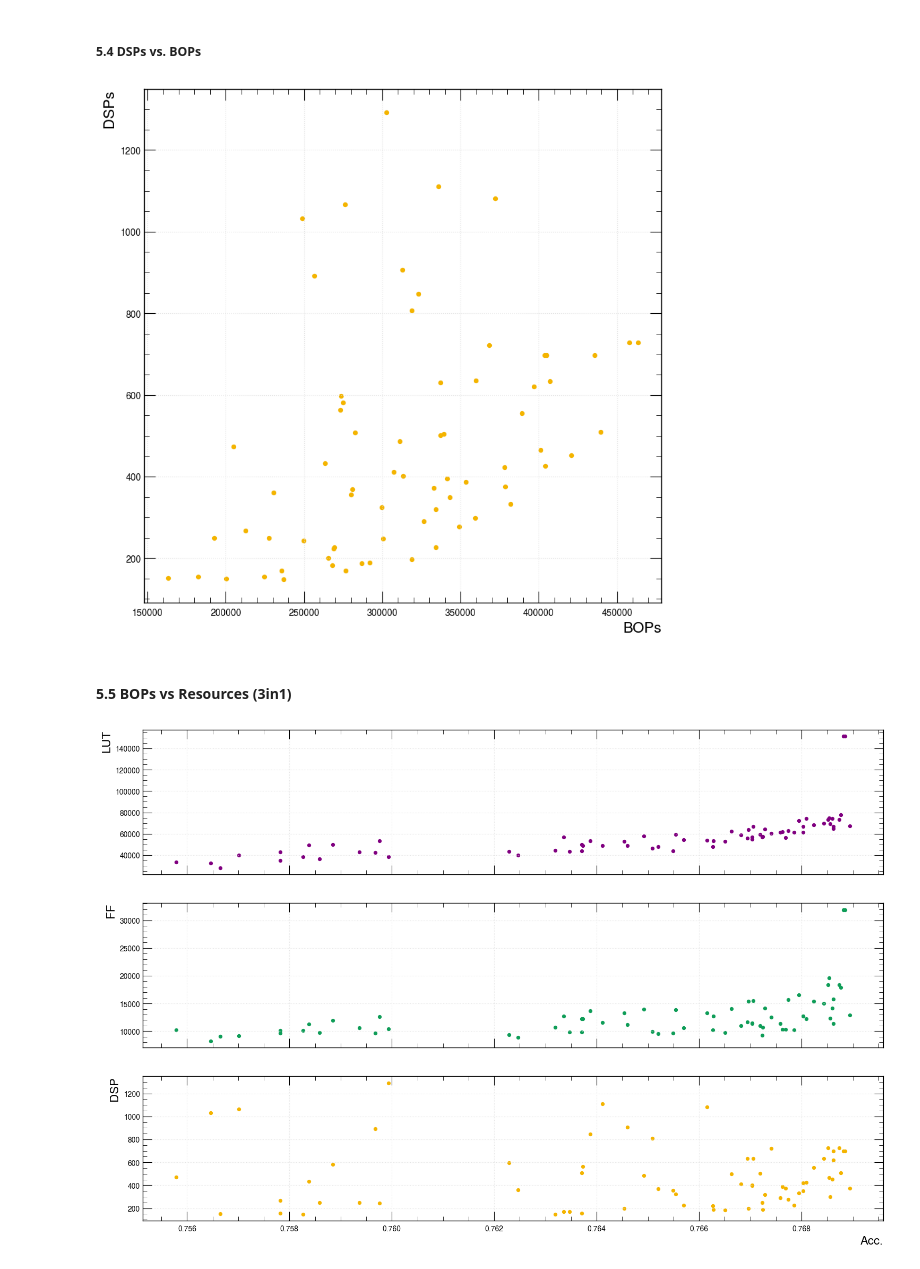
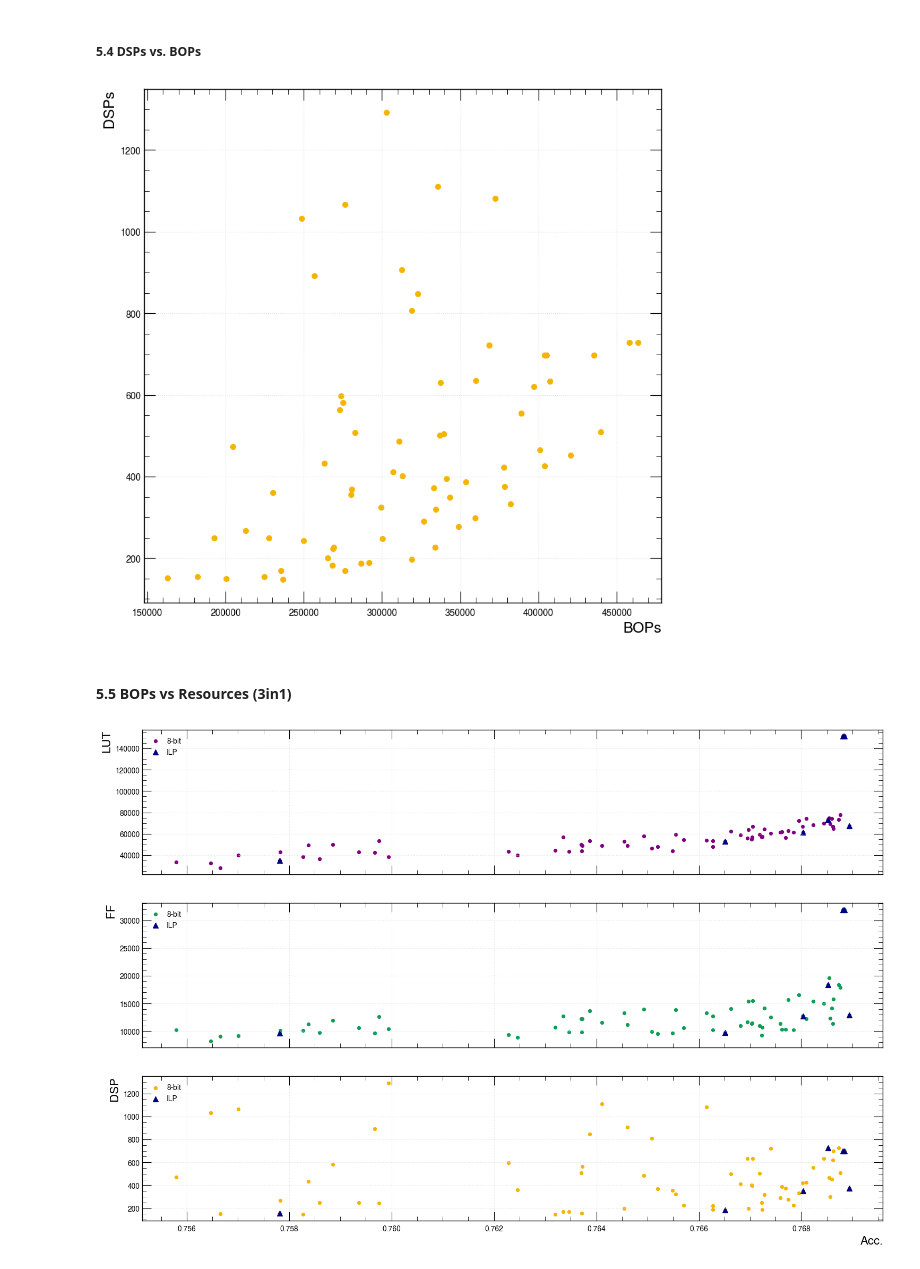
Before and after one commit to jicampos/hawq-hls4ml-figures, a Jupyter notebook: gen_figs.ipynb, the cells around one changed output. Cells and saved outputs as stored; diff of their text form; code cells hidden in the pictures.

Commit message:
Formatting and saving figures as pdf

```diff
--- a/gen_figs.ipynb
+++ b/gen_figs.ipynb
@@ -277,51 +288,55 @@ plt.show()
 ##### 5.4 DSPs vs. BOPs
 # %%
 fig = plt.figure()
-plt.scatter(tmp["BOPs"], tmp["DSP"], s=18.0, color=cols[2], alpha=1.0)
+plt.scatter(tmp["BOPs"], tmp["DSP"], s=30.0, color=cols[2], alpha=1.0)
 
 plt.ylabel('DSPs', fontsize=16)
 plt.xlabel('BOPs', fontsize=16)
 plt.grid(color=grid_color)
 
+plt.savefig('figures/dsps-vs-bops.pdf')
 plt.show()
 # %% [output]
-[figure, old version]
+[figure, new version]
 # %% [markdown]
 #### 5.5 BOPs vs Resources (3in1)
 # %%
 # fig, axs = plt.figure(3, 1, figsize=(28, 12))
 fig, axs = plt.subplots(3, figsize=(18, 12), sharex=True, sharey=False)
 
 resources = ["LUT", "FF", "DSP"]
 # cols=["#DB4437", "#4285F4", "#F4B400", "#0F9D58", "purple", "goldenrod", "peru", "coral","turquoise",'gray','navy','m','darkgreen','fuchsia','steelblue']
 cols = ["#DB4437", "#4285F4", "#F4B400", "#0F9D58", "purple"]
 cols = cols[::-1]
 cols.append("navy")
 
 tmp = df.loc[df["Synth"] == 1]
 
 for idx, resource in enumerate(resources):
     axs[idx].scatter(tmp["Acc."], tmp[resource], s=18.0, color=cols[idx], label=f'{bitwidth}-bit', alpha=1.0)
     axs[idx].grid(color=grid_color)
     axs[idx].set_ylabel(resource, size=16)
 
-axs[-1].set_xlabel("Acc.", size=16)
-# plot ILP solutions
-# tmp = df.loc[df["ILP"] == "1"]
-# plt.scatter(tmp["BOPs"], tmp["Acc."], s=50.0, color=cols[color_idx+1], label=f'ILP', marker='^', alpha=1.0)
+    # plot ILP solutions
+    tmp_ilp = tmp.loc[tmp["ILP"] == 1]
+    axs[idx].scatter(tmp_ilp["Acc."], tmp_ilp[resource], s=50.0, color=cols[color_idx+1], label=f'ILP', marker='^', alpha=1.0)
+
+    axs[idx].legend(loc='upper left')
 
 
+axs[-1].set_xlabel("Acc.", size=16)
 # ax.set_xticks(list(range(165000, 500000, 25000)))
 
 # plt.xlabel("BOPs", fontsize=20)
 # plt.ylabel("Accuracy", fontsize=20)
 # plt.grid(color=grid_color)
 # plt.legend(loc='lower right')
 # plt.xlim([150000, 480000])
 
+plt.savefig('figures/acc-vs-resource.pdf')
 plt.show()
 # %% [output]
-[figure, old version]
+[figure, new version]
 # %%
 df_acc = df.nlargest(n=400, columns=["Acc."])
 df_acc.sort_values("Acc.")
```
Also changed, not shown: parts of 6 cells of this notebook, 1 other file.
